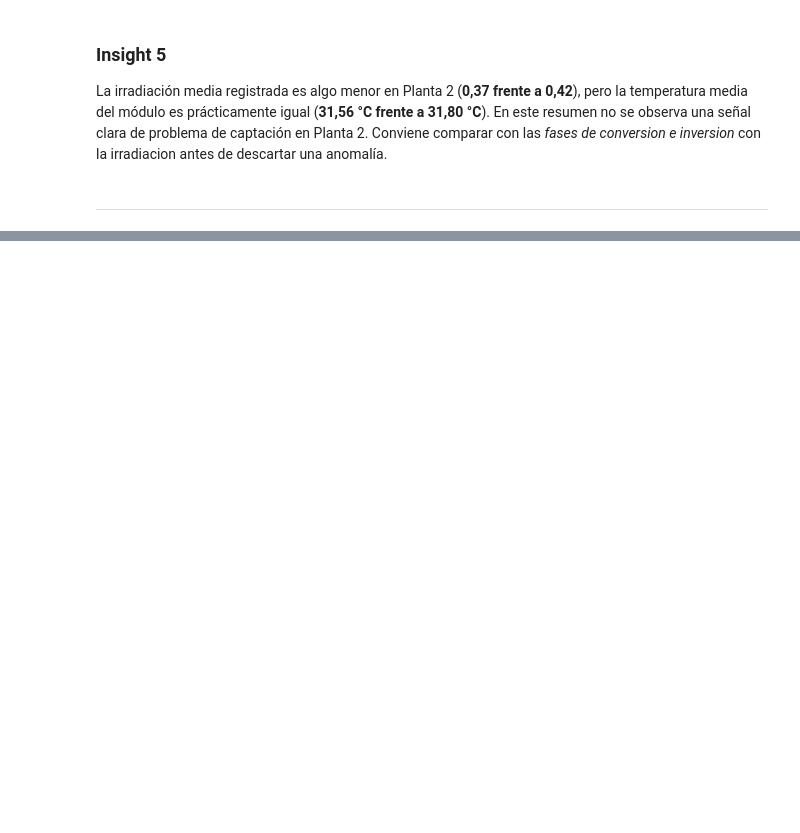
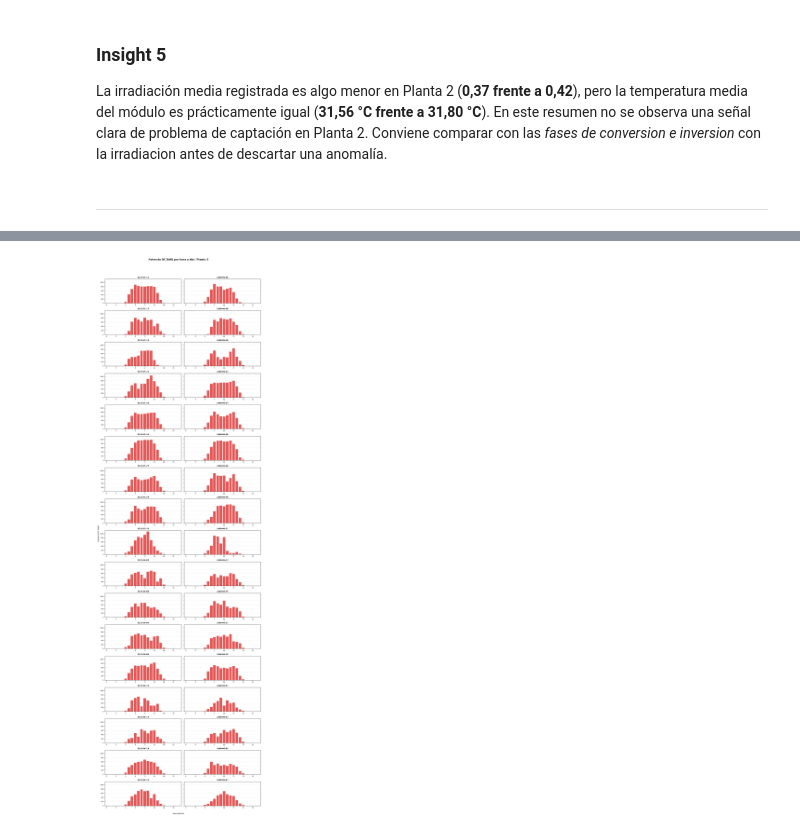
Before and after one commit to DataRex-47/01_PLANTAS-SOLARES, a Jupyter notebook: 03_notebooks/03_Analisis.ipynb, the cells around one changed output, grey strips where cells are left out. Drawn from its saved outputs; the diff is of its cells as text; code cells hidden in the pictures; blank space fills up the shorter version.

Commit message:
Evolucion de los analisis de datos

```diff
--- a/03_notebooks/03_Analisis.ipynb
+++ b/03_notebooks/03_Analisis.ipynb
@@ -207,0 +207,11 @@ En tres o cuatro líneas: qué se encontró, qué se decidió y qué pasa a la s
+# %%
+# Dataframe en agregacion con planta, fecha, hora, con la media de potencia_dc_kw y de potencia_ac_kw
+# para poder ver la distribucion horararia a lo largo del dia
+
+df['fecha'] = df.index.date
+df_analisis_horario = df.groupby(['id_planta','fecha','hora']).agg({
+    'potencia_dc_kw': 'mean',
+    'potencia_ac_kw': 'mean'
+}).reset_index()
+
+df_analisis_horario
@@ -207,0 +287,10 @@ En tres o cuatro líneas: qué se encontró, qué se decidió y qué pasa a la s
+# %%
+graficar_horas_por_dia(
+    df_analisis_horario,
+    'Planta 2',
+    'potencia_dc_kw',
+    'Potencia DC (kW)',
+    '#e45756'
+)
+# %% [output]
+[figure, added]
```
Also changed, not shown: parts of 26 cells of this notebook, 2 other files.
